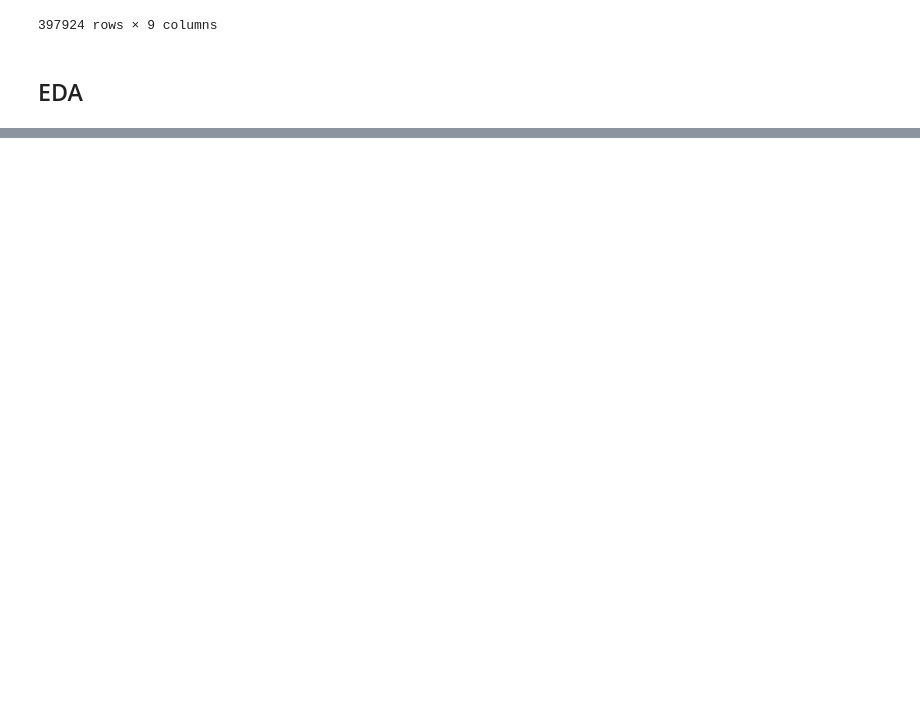
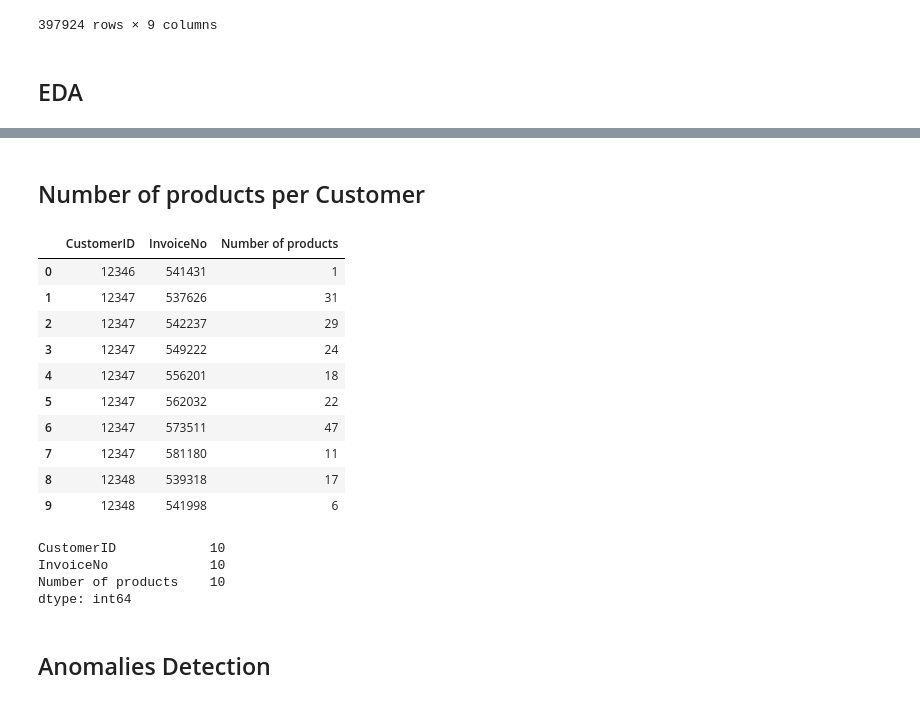
Before and after one commit to TimurGajiyev/Customer-Analysis, a Jupyter notebook: Customer_Analysis.ipynb, the cells around one changed output, grey strips where cells are left out. Cells and saved outputs as stored; diff of their text form; code cells hidden in the pictures; blank space fills up the shorter version.

```diff
--- a/Customer_Analysis.ipynb
+++ b/Customer_Analysis.ipynb
@@ -178,0 +437,27 @@ purchase = df_preprocessed.groupby(['Country'], as_index=False)
+# %% [markdown]
+## Number of products per Customer
+# %%
+# Without canceled
+temp1 = df_preprocessed.groupby(["CustomerID", "InvoiceNo"], as_index=False)["InvoiceDate"].count()
+products_per_basket = temp1.rename(columns={"InvoiceDate" : "Number of products"})
+result = products_per_basket[ : 10].sort_values("CustomerID")
+display(result)
+print(result.count())
+# %% [output]
+|  | CustomerID | InvoiceNo | Number of products |
+| 0 | 12346 | 541431 | 1 |
+| 1 | 12347 | 537626 | 31 |
+| 2 | 12347 | 542237 | 29 |
+| 3 | 12347 | 549222 | 24 |
+| 4 | 12347 | 556201 | 18 |
+| 5 | 12347 | 562032 | 22 |
+| 6 | 12347 | 573511 | 47 |
+| 7 | 12347 | 581180 | 11 |
+| 8 | 12348 | 539318 | 17 |
+| 9 | 12348 | 541998 | 6 |
+CustomerID            10
+InvoiceNo             10
+Number of products    10
+dtype: int64
+# %% [markdown]
+## Anomalies Detection
```
Also changed, not shown: parts of 18 cells of this notebook, 1 other file.
